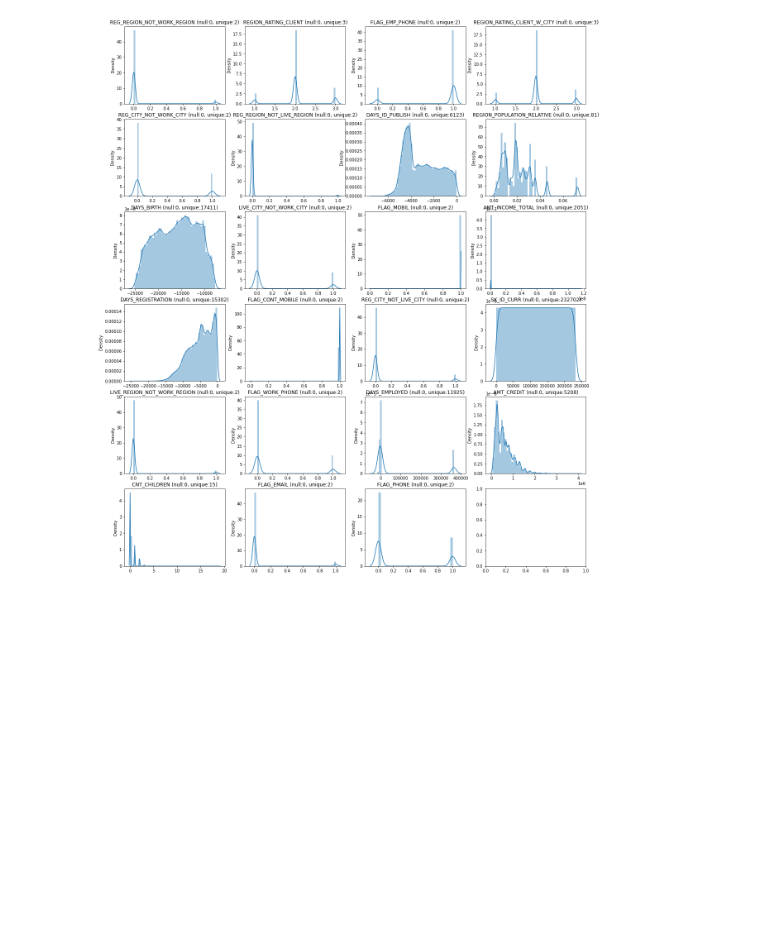
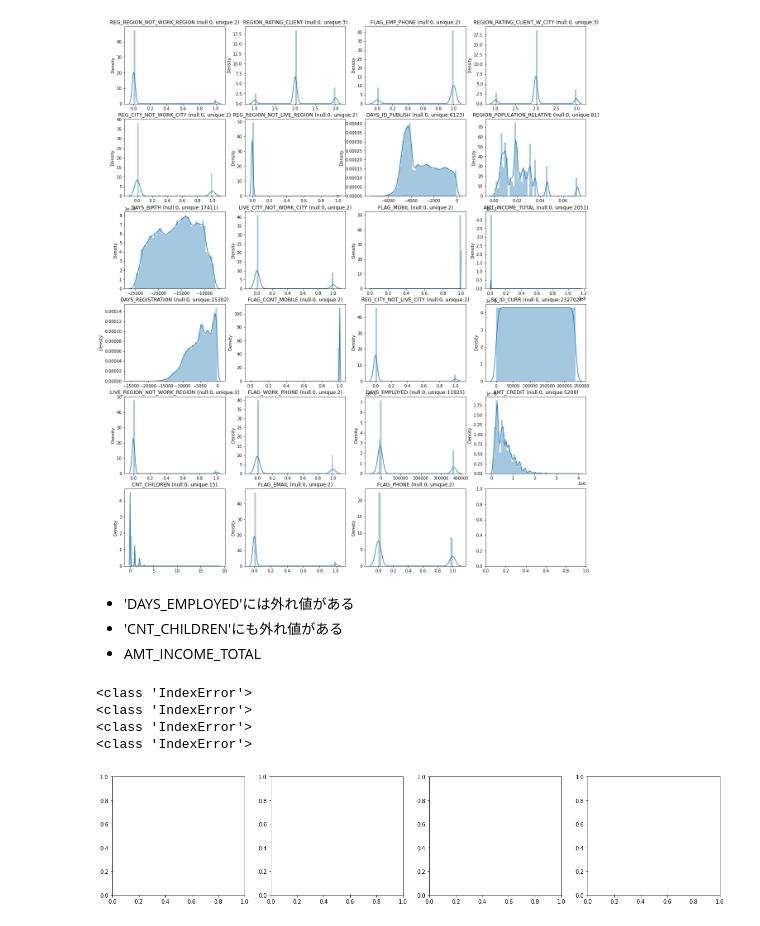
Before and after one commit to Murakami-Shoya/everyday_programming, a Jupyter notebook: gci_hc_eda.ipynb, the cells around one changed output. Saved outputs shown, nothing was run; the diff lists cells and outputs as text; code cells hidden in the pictures; blank space fills up the shorter version.

```diff
--- a/gci_hc_eda.ipynb
+++ b/gci_hc_eda.ipynb
@@ -355,3 +571,25 @@ show_num_x(no_null_c)
 # %% [output]
 IndexError
 [figure]
+# %% [markdown]
+
+* 'DAYS_EMPLOYED'には外れ値がある
+* 'CNT_CHILDREN'にも外れ値がある
+* AMT_INCOME_TOTAL
+# %%
+incorrect_c = ['DAYS_EMPLOYED', 'CNT_CHILDREN', 'AMT_INCOME_TOTAL']
+show_num_x(incorrect_c)  # うまくいかない
+
+# plt.figure(figsize=(50, 8))
+# for i, col in enumerate(incorrect_c):
+#     plt.subplot(2, 7, i+1)
+#     sns.distplot(x = all_df[col])
+#     plt.title(col)
+# plt.tight_layout()
+# plt.show()
+# %% [output]
+<class 'IndexError'>
+<class 'IndexError'>
+<class 'IndexError'>
+<class 'IndexError'>
+[figure, added]
```
Also changed, not shown: parts of 31 cells of this notebook.
